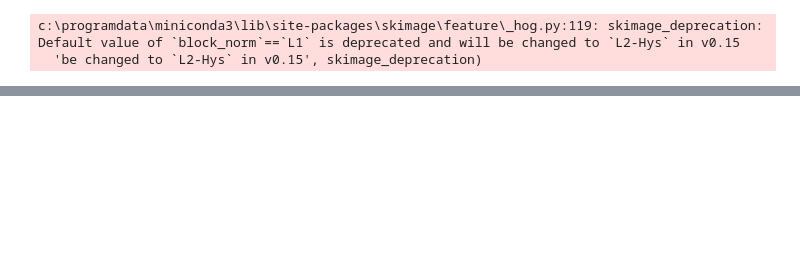
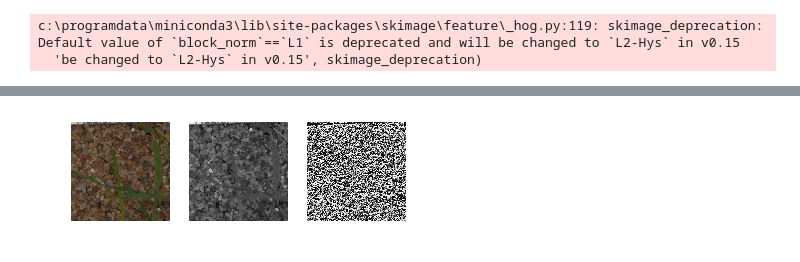
Before and after one commit to shuoenchang/CCU-Computer_Vision, a Jupyter notebook: HW1/HW1.ipynb, the cells around one changed output, grey strips where cells are left out. Cells and saved outputs as stored; diff of their text form; code cells hidden in the pictures; blank space fills up the shorter version.

```diff
--- a/HW1/HW1.ipynb
+++ b/HW1/HW1.ipynb
@@ -200,0 +196,4 @@ test[['file', 'species']].to_csv('submission_HOG.csv', index=False)
+# %%
+train['lbp_image'] = ""
+for i in tqdm(range(len(train))):
+    train['lbp_image'][i] = local_binary_pattern(train['grayscale'][i], P=8, R=1)
@@ -200,0 +202,13 @@ test[['file', 'species']].to_csv('submission_HOG.csv', index=False)
+# %%
+plt.subplot(1,3,1)
+plt.imshow(train['data'][20])
+plt.axis('off')
+plt.subplot(1,3,2)
+plt.imshow(train['grayscale'][20], cmap=plt.cm.gray)
+plt.axis('off')
+plt.subplot(1,3,3)
+plt.imshow(train['lbp_image'][20], cmap=plt.cm.gray)
+plt.axis('off')
+plt.show()
+# %% [output]
+[figure, added]
```
Also changed, not shown: parts of 19 cells of this notebook, 4 other files.
